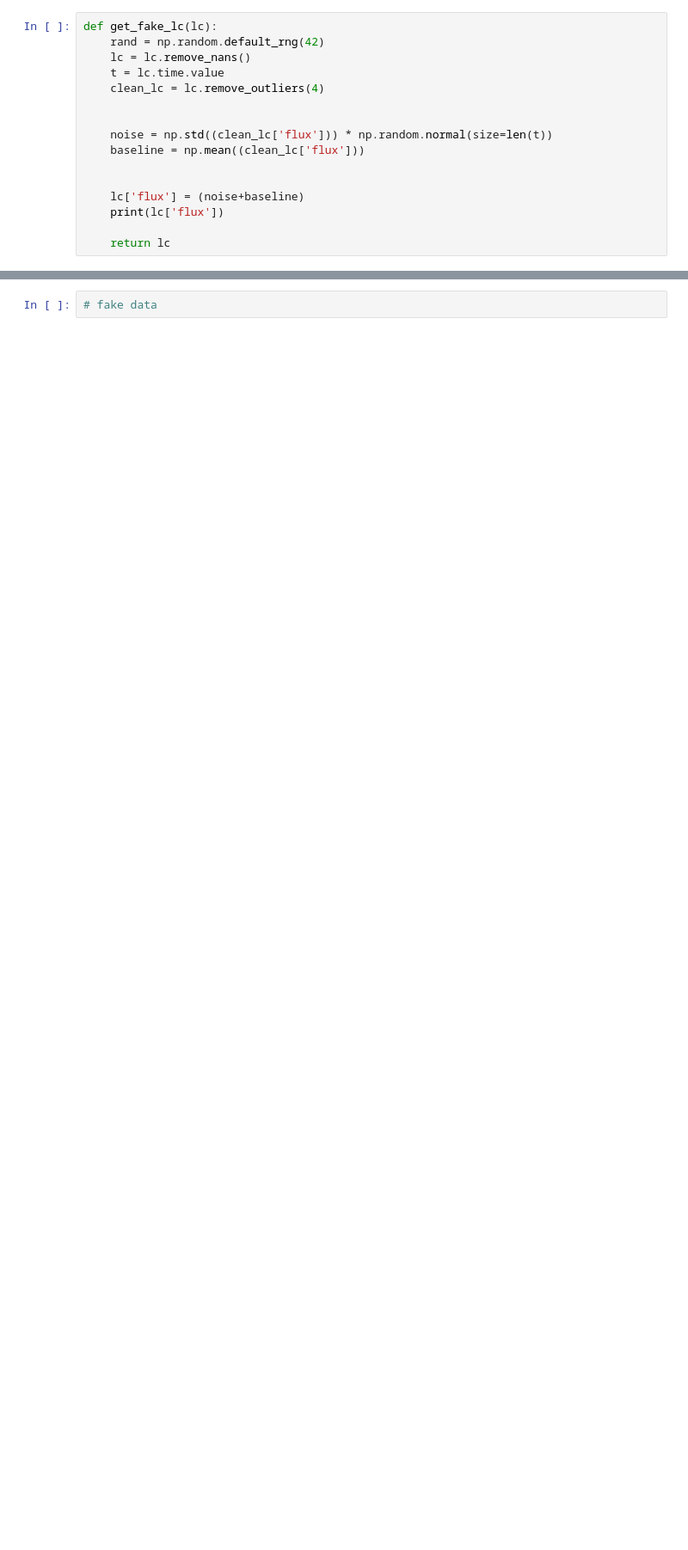
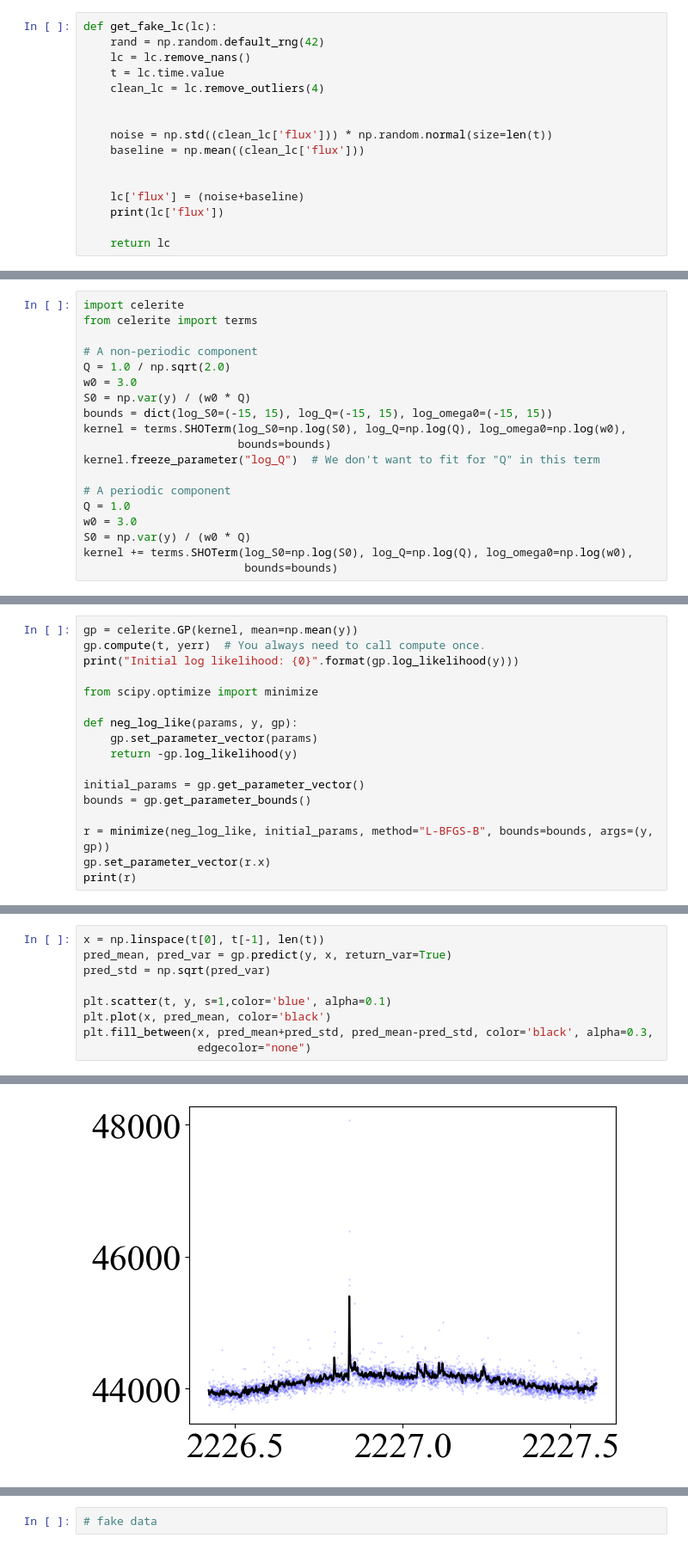
Before and after one commit to QuickPainter/M_Dwarf_Oscillations, a Jupyter notebook: lightkurve.ipynb, the cells around one changed output, grey strips where cells are left out. Shown at 86% size. Saved outputs shown, nothing was run; the diff lists cells and outputs as text; blank space fills up the shorter version.

```diff
--- a/lightkurve.ipynb
+++ b/lightkurve.ipynb
@@ -362,0 +504,19 @@ SearchResult containing 1 data products.
+# %%
+import celerite
+from celerite import terms
+
+# A non-periodic component
+Q = 1.0 / np.sqrt(2.0)
+w0 = 3.0
+S0 = np.var(y) / (w0 * Q)
+bounds = dict(log_S0=(-15, 15), log_Q=(-15, 15), log_omega0=(-15, 15))
+kernel = terms.SHOTerm(log_S0=np.log(S0), log_Q=np.log(Q), log_omega0=np.log(w0),
+                       bounds=bounds)
+kernel.freeze_parameter("log_Q")  # We don't want to fit for "Q" in this term
+
+# A periodic component
+Q = 1.0
+w0 = 3.0
+S0 = np.var(y) / (w0 * Q)
+kernel += terms.SHOTerm(log_S0=np.log(S0), log_Q=np.log(Q), log_omega0=np.log(w0),
+                        bounds=bounds)
@@ -362,0 +532,17 @@ SearchResult containing 1 data products.
+# %%
+gp = celerite.GP(kernel, mean=np.mean(y))
+gp.compute(t, yerr)  # You always need to call compute once.
+print("Initial log likelihood: {0}".format(gp.log_likelihood(y)))
+
+from scipy.optimize import minimize
+
+def neg_log_like(params, y, gp):
+    gp.set_parameter_vector(params)
+    return -gp.log_likelihood(y)
+
+initial_params = gp.get_parameter_vector()
+bounds = gp.get_parameter_bounds()
+
+r = minimize(neg_log_like, initial_params, method="L-BFGS-B", bounds=bounds, args=(y, gp))
+gp.set_parameter_vector(r.x)
+print(r)
@@ -362,0 +562,10 @@ SearchResult containing 1 data products.
+# %%
+x = np.linspace(t[0], t[-1], len(t))
+pred_mean, pred_var = gp.predict(y, x, return_var=True)
+pred_std = np.sqrt(pred_var)
+
+plt.scatter(t, y, s=1,color='blue', alpha=0.1)
+plt.plot(x, pred_mean, color='black')
+plt.fill_between(x, pred_mean+pred_std, pred_mean-pred_std, color='black', alpha=0.3,
+                 edgecolor="none")
+# %% [output]
@@ -362,0 +573 @@ SearchResult containing 1 data products.
+[figure, added]
```
Also changed, not shown: parts of 65 cells of this notebook, 1 other file.
